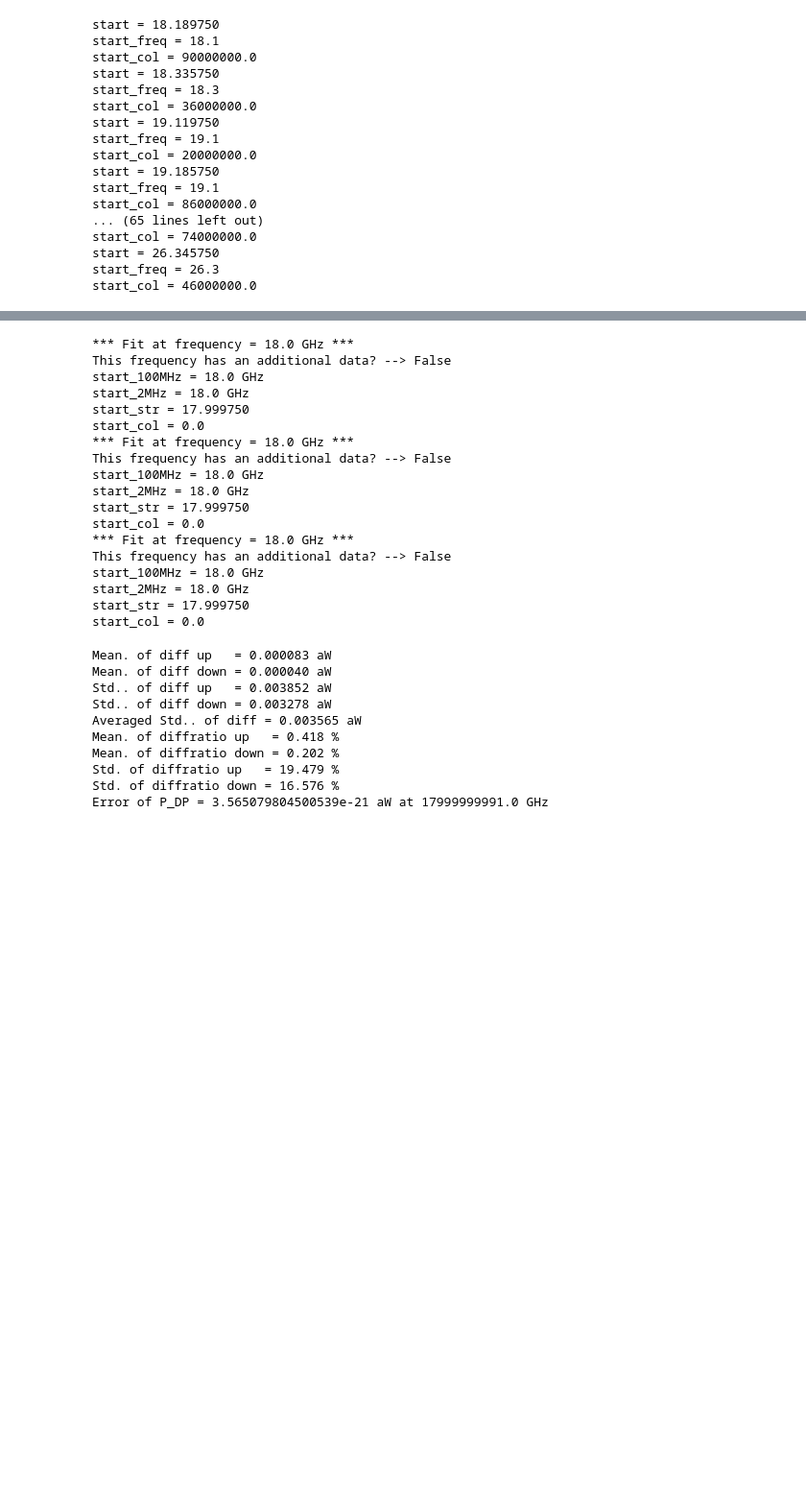
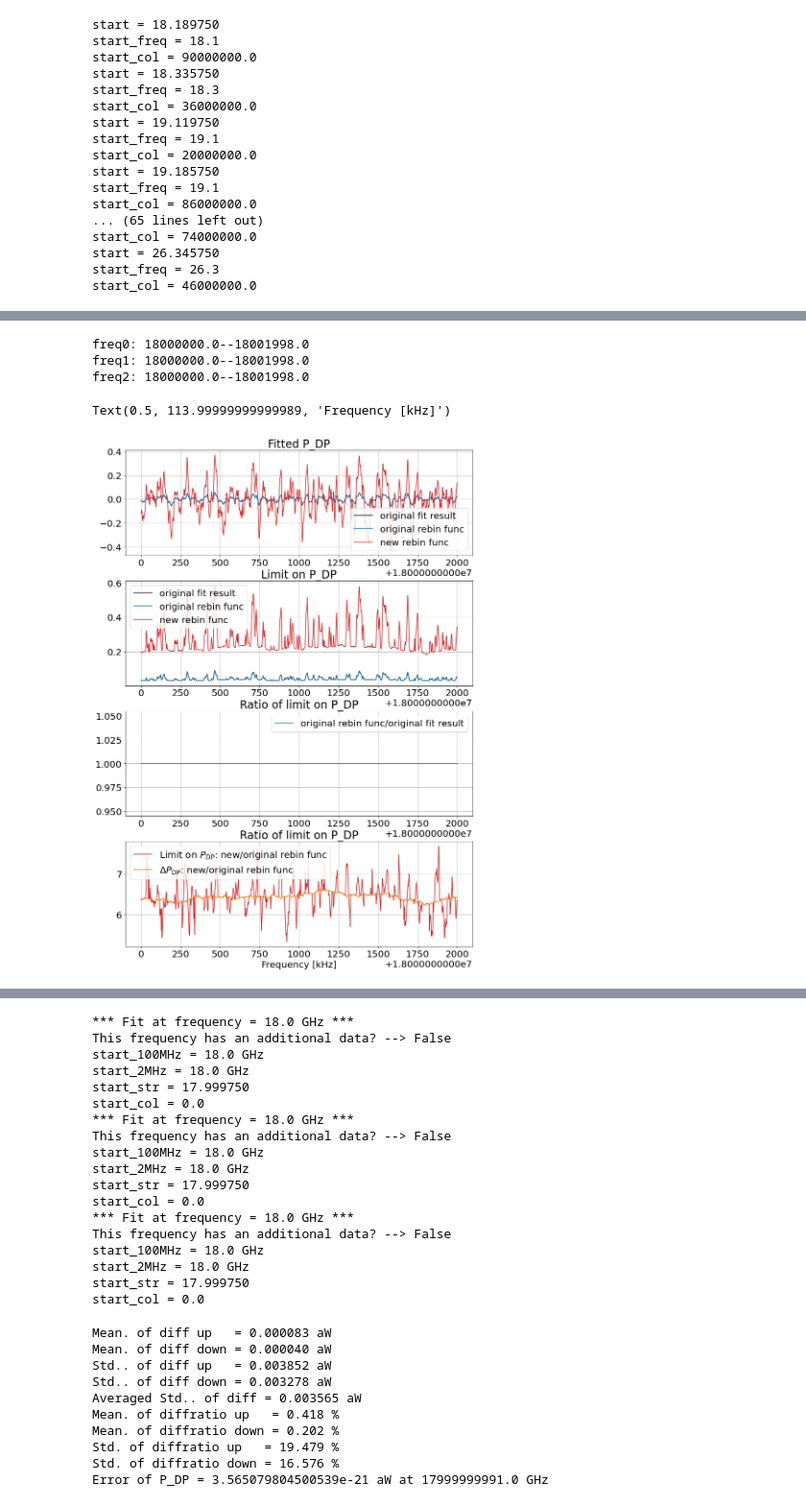
Before and after one commit to sadachi5/dosue-k, a Jupyter notebook: peak_search.ipynb, the cells around one changed output, grey strips where cells are left out. Shown at 96% size. Saved outputs shown, nothing was run; the diff lists cells and outputs as text; code cells hidden in the pictures; blank space fills up the shorter version.

```diff
--- a/peak_search.ipynb
+++ b/peak_search.ipynb
@@ -165,0 +267,5 @@ def fit_one(freq0, dfreq_0=0, verbose=1):
+# %%
+# Fit with nominal data
+_freq0 = 18e+9
+result_list1 = fit_one(_freq0, rebinfunc=0) # (freq1, P1, P_err1)
+result_list2 = fit_one(_freq0, rebinfunc=1) # (freq2, P2, P_err2)
@@ -166,7 +300,72 @@ def fit_one(freq0, dfreq_0=0, verbose=1):
 # %%
-# Fit with nominal data
-#result_list = fit_one(18e+9)
+freq0 = np.array(_freq0) * 1e-3 # kHz
+freq1 = np.array(result_list1['freq_0']) * 1e-3 # kHz
+freq2 = np.array(result_list2['freq_0']) * 1e-3 # kHz
+print(f'freq0: {min(freq0)}--{max(freq0)}')
+print(f'freq1: {min(freq1)}--{max(freq1)}')
+print(f'freq2: {min(freq2)}--{max(freq2)}')
+
+to_aW = 1e+18
+P0 = np.array(_P0) * to_aW # aW
+P1 = np.array(result_list1['P']) * to_aW # aW
+P2 = np.array(result_list2['P']) * to_aW # aW
+P_err0 = np.array(_P_err0) * to_aW # aW
+P_err1 = np.array(result_list1['P_err']) * to_aW # aW
+P_err2 = np.array(result_list2['P_err']) * to_aW # aW
+
+sigma_95CL = 1.715 # Get from get_N_eff.ipynb
+zero0 = np.full(len(P0), 0)
+zero1 = np.full(len(P1), 0)
+zero2 = np.full(len(P2), 0)
+limit0 = np.max([P0,zero0], axis=0) + sigma_95CL*P_err0
+limit1 = np.max([P1,zero1], axis=0) + sigma_95CL*P_err1
+limit2 = np.max([P2,zero2], axis=0) + sigma_95CL*P_err2
+
+plt.rcParams["font.size"] = 20
+fig, axes = plt.subplots(4,1,figsize=(12,16), squeeze=False, sharex=False)
+fig.tight_layout()
+
+ax=axes[0][0]
+ax.plot(freq0, P0, c='black', label='original fit result')
+ax.plot(freq1, P1, c='tab:blue', label='original rebin func')
+ax.plot(freq2, P2, c='tab:red', label='new rebin func')
+ax.set_title('Fitted P_DP')
+ax.grid()
+ax.legend()
+
+ax=axes[1][0]
+ax.plot(freq0, limit0, c='black', label='original fit result')
+ax.plot(freq1, limit1, c='tab:blue', label='original rebin func')
+ax.plot(freq2, limit2, c='tab:red', label='new rebin func')
+ax.set_title('Limit on P_DP')
+ax.grid()
+ax.legend()
+
+ax=axes[2][0]
+ax.plot(freq0, limit1/limit0, c='tab:blue', label='original rebin func/original fit result')
+ax.plot([freq0[0], freq0[-1]], [1,1], c='gray', linestyle='--', linewidth=1)
+ax.set_title('Ratio of limit on P_DP')
+ax.grid()
+ax.legend()
+
+ax=axes[3][0]
+#ax.plot(freq0, limit1/limit0, c='tab:blue', label='original rebin func/original fit result')
+ax.plot(freq1, limit2/limit1, c='tab:red', label='Limit on $P_\mathrm{DP}$: new/original rebin func')
+#ax.plot(freq1, P2/P1, c='tab:blue', label='$P_\mathrm{DP}$: new/original rebin func')
+ax.plot(freq1, P_err2/P_err1, c='tab:orange', label='$\Delta P_\mathrm{DP}$: new/original rebin func')
+ax.set_title('Ratio of limit on P_DP')
+ax.grid()
+ax.legend()
+#ax.set_ylim(0.,10)
+
+ax.set_xlabel('Frequency [kHz]')
 
 # Fit with nominal data + additional data
 #result_list = fit_one(18e+9+190533e+3)
+# %% [output]
+freq0: 18000000.0--18001998.0
+freq1: 18000000.0--18001998.0
+freq2: 18000000.0--18001998.0
+Text(0.5, 113.99999999999989, 'Frequency [kHz]')
+[figure, added]
 # %% [markdown]
```
Also changed, not shown: parts of 14 cells of this notebook, 11 other files.
